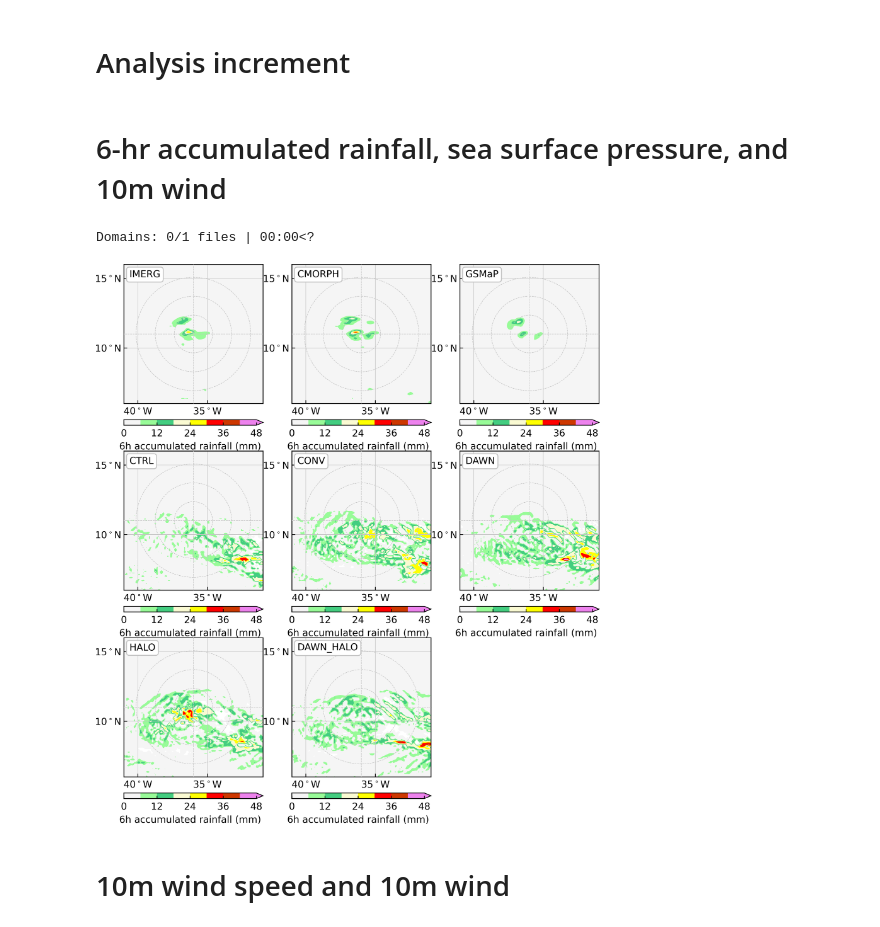
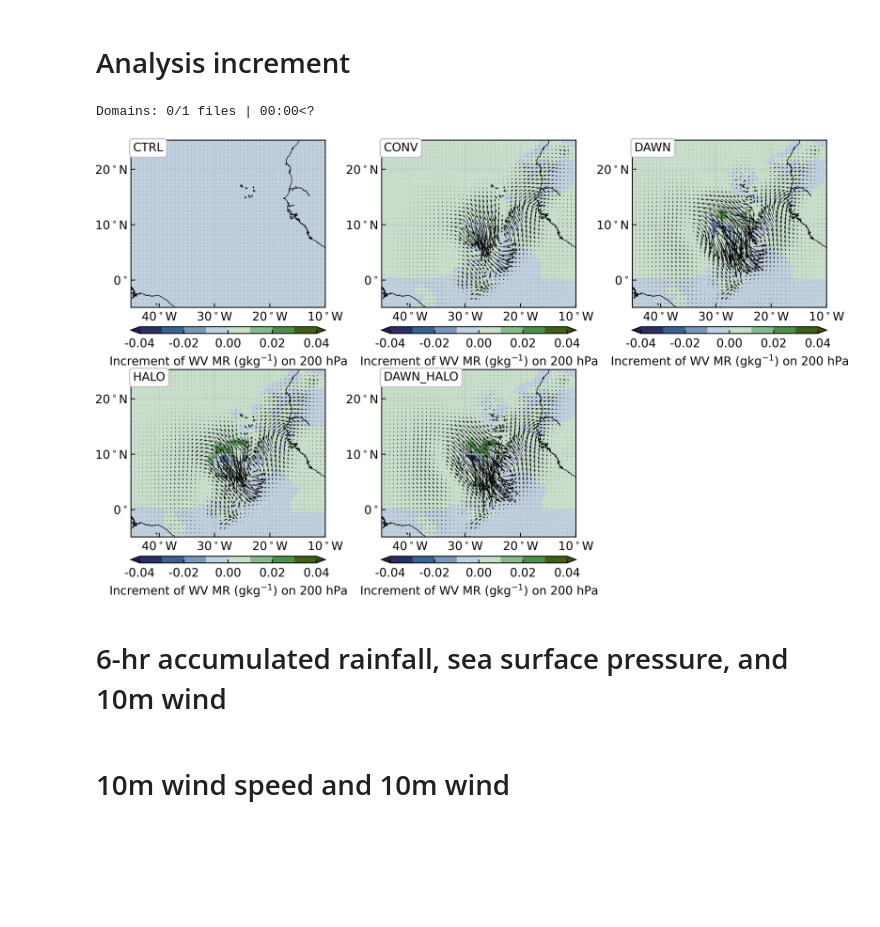
Before and after one commit to RoyCaitSith/climetlab-my-plugin, a Jupyter notebook: notebooks/wrf_weather_map.ipynb, the cells around one changed output. Cells and saved outputs as stored; diff of their text form; code cells hidden in the pictures; blank space fills up the shorter version.

```diff
--- a/notebooks/wrf_weather_map.ipynb
+++ b/notebooks/wrf_weather_map.ipynb
@@ -3,32 +3,41 @@
 # %%
 from wrf_weather_map import draw_weather_map_6h
 
-n_exp_names = 4
+n_exp_names = 5
 data_library_names = ['cpex']*n_exp_names
-dir_cases = ['/08_CPEX/03_AW_RF02_AEW02']*n_exp_names
-case_names = ['AEW02']*n_exp_names
-exp_names = ['CTRL', 'CONV', 'DAWN', 'HALO']
+dir_cases = ['/08_CPEX/01_CV_RF07_AEW06_IAN']*n_exp_names
+case_names = ['Ian']*n_exp_names
+exp_names = ['CTRL', 'CONV', 'DAWN', 'HALO', 'DAWN_HALO']
+
+draw_weather_map_6h(data_library_names=data_library_names,
+                    dir_cases=dir_cases,
+                    case_names=case_names,
+                    exp_names=exp_names,
+                    contourf_var='q_inc', contourf_var_level=200,
+                    contour_var='null', contour_var_level=200,
+                    quiver_vars=['u_inc', 'v_inc'], quiver_var_level=200, quiver_var_space=20,
+                    domains=['d02'], da_cycle=4, var_time=20220916180000)
+# %% [output]
+Domains: 0/1 files | 00:00<?
+[figure, added]
 # %% [markdown]
 # 6-hr accumulated rainfall, sea surface pressure, and 10m wind
 # %%
-from wrf_weather_map import draw_weather_map_6h
+# from wrf_weather_map import draw_weather_map_6h
 
-n_exp_names = 8
-data_library_names = ['cpex']*n_exp_names
-dir_cases = ['/08_CPEX/01_CV_RF07_AEW06_IAN']*n_exp_names
-case_names = ['Ian']*n_exp_names
-exp_names = ['IMERG', 'CMORPH', 'GSMaP', 'CTRL', 'CONV', 'DAWN', 'HALO', 'DAWN_HALO']
+# n_exp_names = 8
+# data_library_names = ['cpex']*n_exp_names
+# dir_cases = ['/08_CPEX/01_CV_RF07_AEW06_IAN']*n_exp_names
+# case_names = ['Ian']*n_exp_names
+# exp_names = ['IMERG', 'CMORPH', 'GSMaP', 'CTRL', 'CONV', 'DAWN', 'HALO', 'DAWN_HALO']
 
-draw_weather_map_6h(data_library_names=data_library_names,
-                    dir_cases=dir_cases,
-                    case_names=case_names,
-                    exp_names=exp_names,
-                    contourf_var='rain_6h', contourf_var_level=9999,
-                    contour_var='null', contour_var_level=9999, contour_var_ref_exp_name='GFS',
-                    quiver_vars=['null', 'null'], quiver_var_level=9999, quiver_var_ref_exp_name='GFS', quiver_var_space=10,
-                    domains=['d01'], da_cycle=4, var_time=20220918000000, region='aew')
+# draw_weather_map_6h(data_library_names=data_library_names,
+#                     dir_cases=dir_cases,
+#                     case_names=case_names,
+#                     exp_names=exp_names,
+#                     contourf_var='rain_6h', contourf_var_level=9999,
+#                     contour_var='null', contour_var_level=9999, contour_var_ref_exp_name='GFS',
+#                     quiver_vars=['null', 'null'], quiver_var_level=9999, quiver_var_ref_exp_name='GFS', quiver_var_space=10,
+#                     domains=['d01'], da_cycle=4, var_time=20220918000000, region='aew')
-# %% [output]
-Domains: 0/1 files | 00:00<?
-[figure, removed]
 # %% [markdown]
 # 10m wind speed and 10m wind
```
Also changed, not shown: 10 other files.
